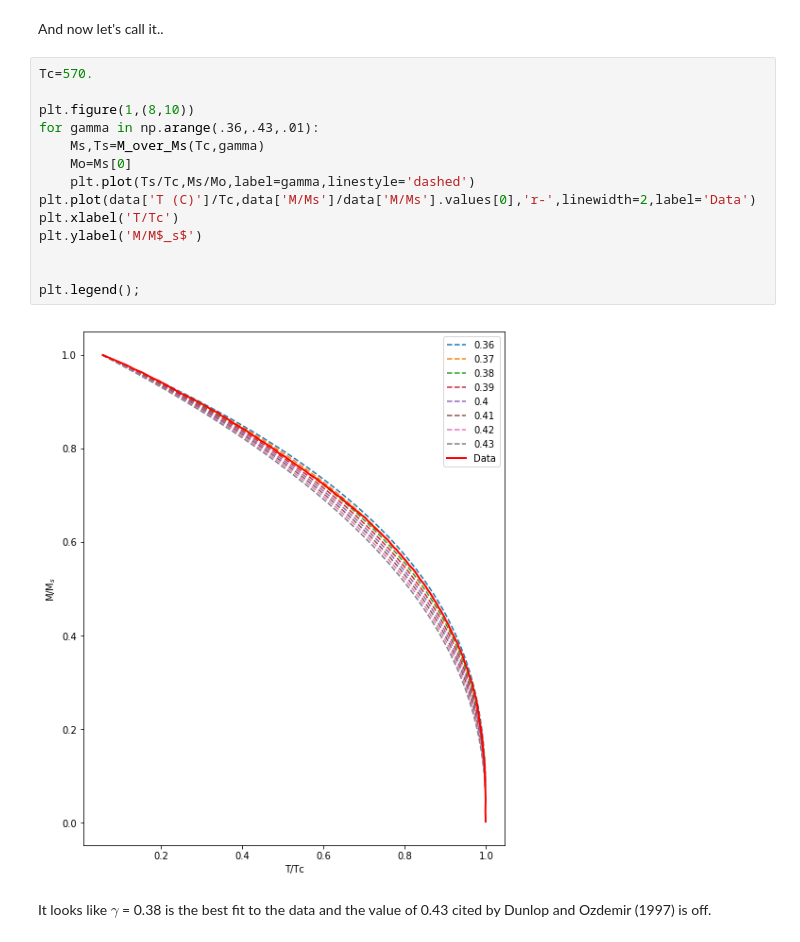
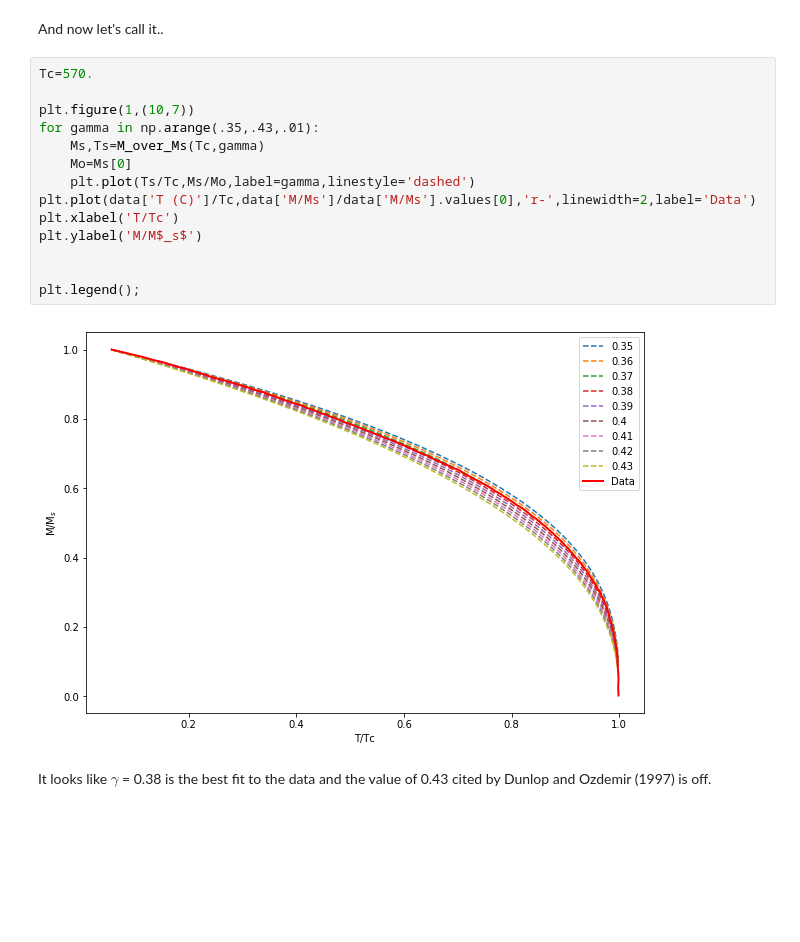
Before and after one commit to ltauxe/Essentials_Notebooks, a Jupyter notebook: Chapter_03/essentials_ch_3.ipynb, the cells around one changed output. Drawn from its saved outputs; the diff is of its cells as text; blank space fills up the shorter version.

```diff
--- a/Chapter_03/essentials_ch_3.ipynb
+++ b/Chapter_03/essentials_ch_3.ipynb
@@ -151,18 +151,18 @@ And now let's call it..
 # %%
 Tc=570.
 
-plt.figure(1,(8,10))
-for gamma in np.arange(.36,.43,.01):
+plt.figure(1,(10,7))
+for gamma in np.arange(.35,.43,.01):
     Ms,Ts=M_over_Ms(Tc,gamma)
     Mo=Ms[0]
     plt.plot(Ts/Tc,Ms/Mo,label=gamma,linestyle='dashed')
 plt.plot(data['T (C)']/Tc,data['M/Ms']/data['M/Ms'].values[0],'r-',linewidth=2,label='Data')
 plt.xlabel('T/Tc')
 plt.ylabel('M/M$_s$')
 
 
 plt.legend();
 # %% [output]
-[figure, old version]
+[figure, new version]
 # %% [markdown]
 It looks like $\gamma$ = 0.38 is the best fit to the data and the value of 0.43 cited by Dunlop and Ozdemir (1997) is off.
```
Also changed, not shown: 13 other files.
